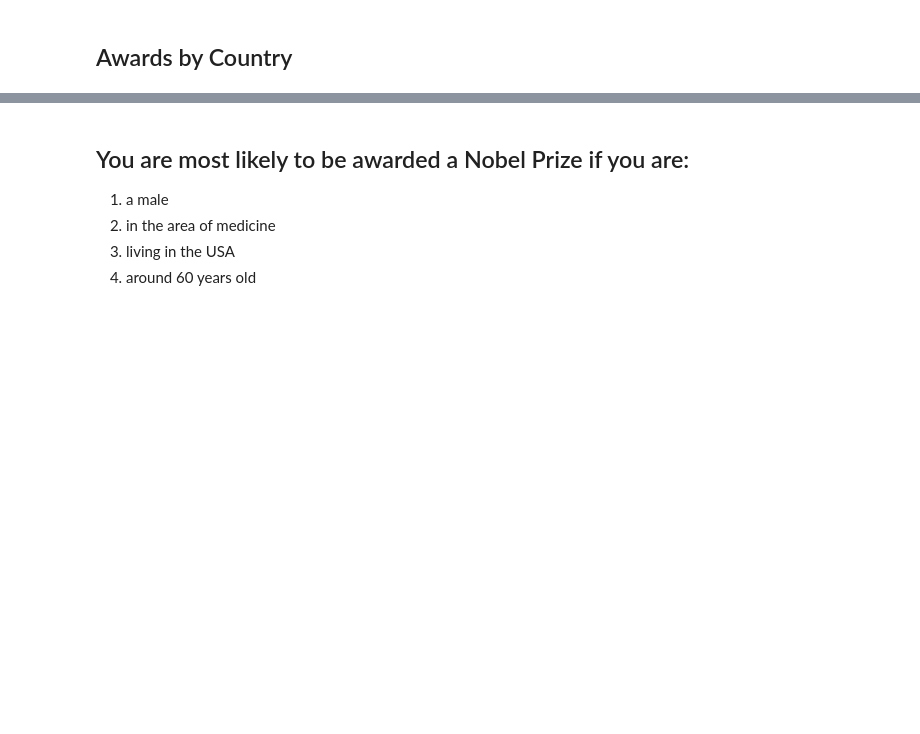
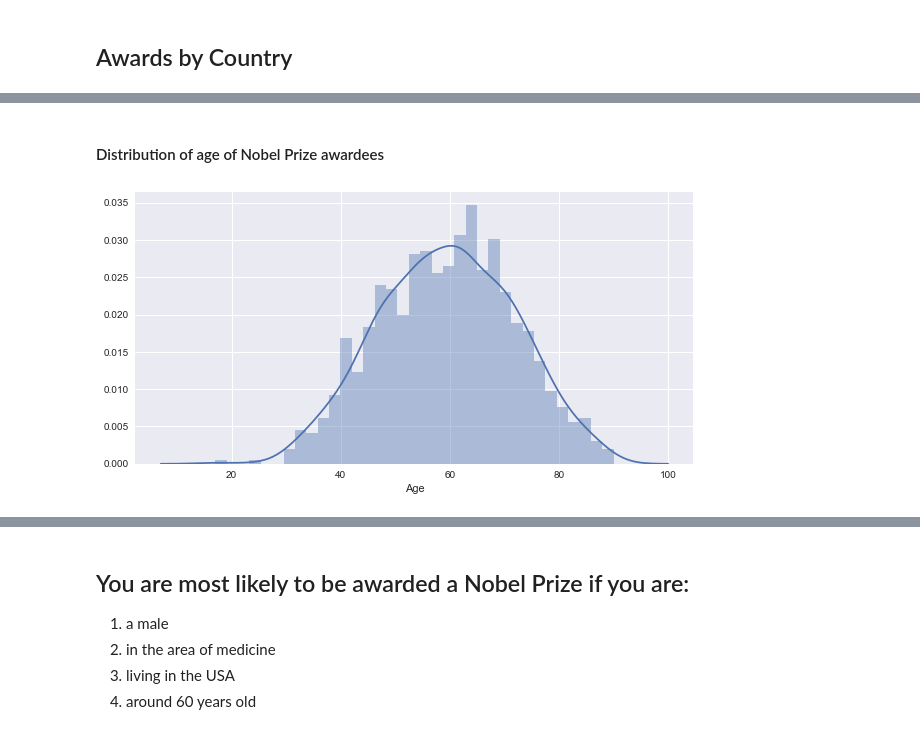
Before and after one commit to mudspringhiker/nobel_prize, a Jupyter notebook: exploratory_analysis.ipynb, the cells around one changed output, grey strips where cells are left out. Drawn from its saved outputs; the diff is of its cells as text; code cells hidden in the pictures; blank space fills up the shorter version.

```diff
--- a/exploratory_analysis.ipynb
+++ b/exploratory_analysis.ipynb
@@ -169,0 +158,2 @@ sns.despine();
+# %%
+nobeldf2 = nobeldf2.replace(to_replace = "nan", value=0)
@@ -169,0 +162,2 @@ sns.despine();
+# %%
+nobeldf2["Birth Year"] = nobeldf2["Birth Date"].str[0:4]
@@ -169,0 +191,2 @@ sns.despine();
+# %%
+nobeldf2["Birth Year"] = pd.to_numeric(nobeldf2["Birth Year"])
@@ -169,0 +220,2 @@ sns.despine();
+# %%
+nobeldf2["Age"] = nobeldf2["Year"] - nobeldf2["Birth Year"]
@@ -169,0 +243,7 @@ sns.despine();
+# %% [markdown]
+#### Distribution of age of Nobel Prize awardees
+# %%
+sns.distplot(nobeldf2["Age"].dropna(), bins=35)
+sns.set(rc={"figure.figsize": (10,5)});
+# %% [output]
+[figure, added]
```
Also changed, not shown: parts of 43 cells of this notebook.
